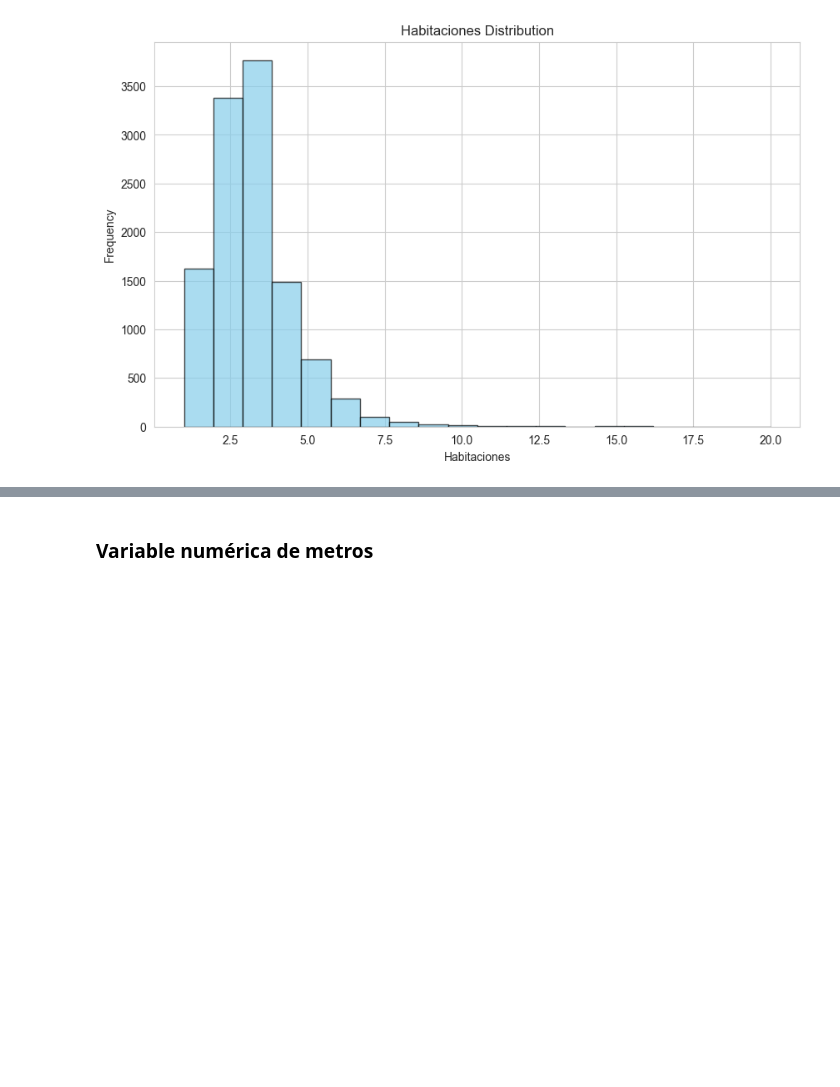
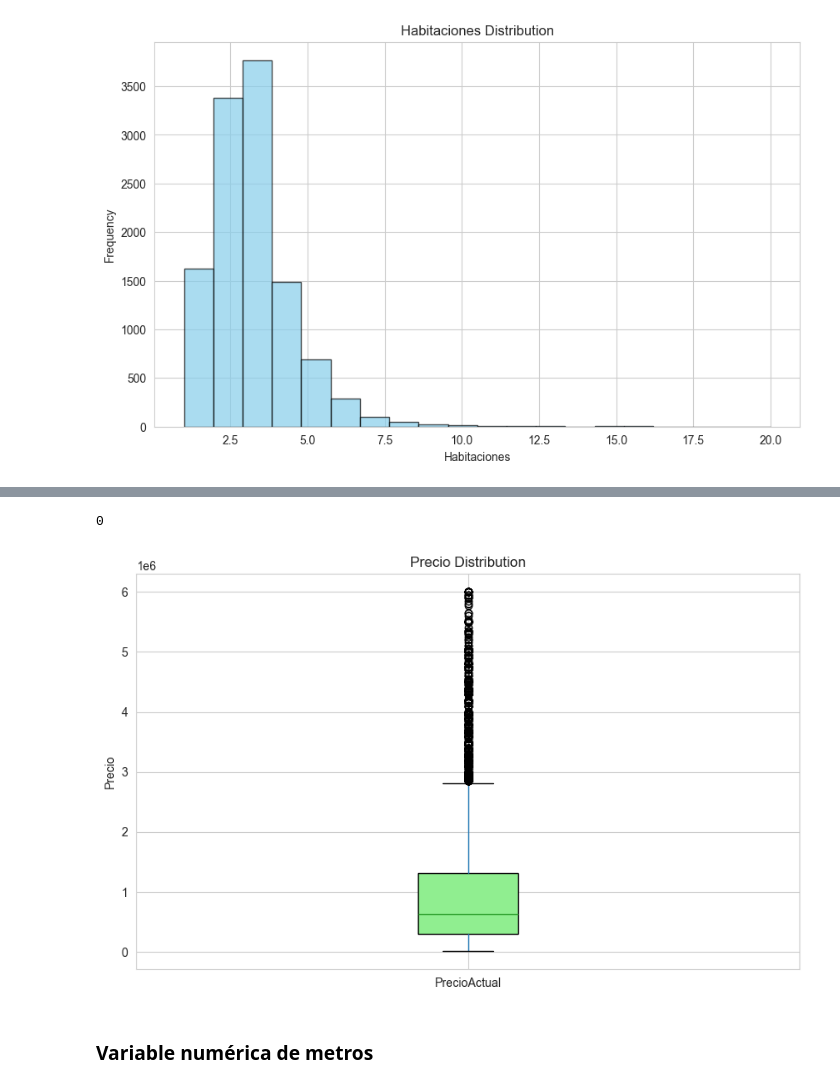
Before and after one commit to Bootcamp-IA-P6/ia-regression-project-team-2, a Jupyter notebook: dataClean.ipynb, the cells around one changed output, grey strips where cells are left out. Saved outputs shown, nothing was run; the diff lists cells and outputs as text; code cells hidden in the pictures; blank space fills up the shorter version.

```diff
--- a/dataClean.ipynb
+++ b/dataClean.ipynb
@@ -680,3 +687,20 @@ plt.show()
+# %%
+df_clean = df_clean[df_clean['PrecioActual'] <= 6000000]
+precioCasa = df_clean[df_clean['PrecioActual'] > 6000000]['PrecioActual'].count()
+
+print(precioCasa)
+# %% [output]
+0
+# %%
+# Boxplot para detectar valores extremos (outliers)
+# Un boxplot muestra la distribución de los datos y resalta valores anómalos
+df_clean.boxplot(column='PrecioActual', patch_artist=True,
+           boxprops=dict(facecolor='lightgreen'))
+plt.title('Precio Distribution')  # Distribución del precio de los tickets
+plt.ylabel('Precio')
+plt.show()
+# %% [output]
+[figure, added]
 # %% [markdown]
 ### Variable numérica de metros
 # %% [markdown]
```
Also changed, not shown: parts of 10 cells of this notebook, 7 other files.
